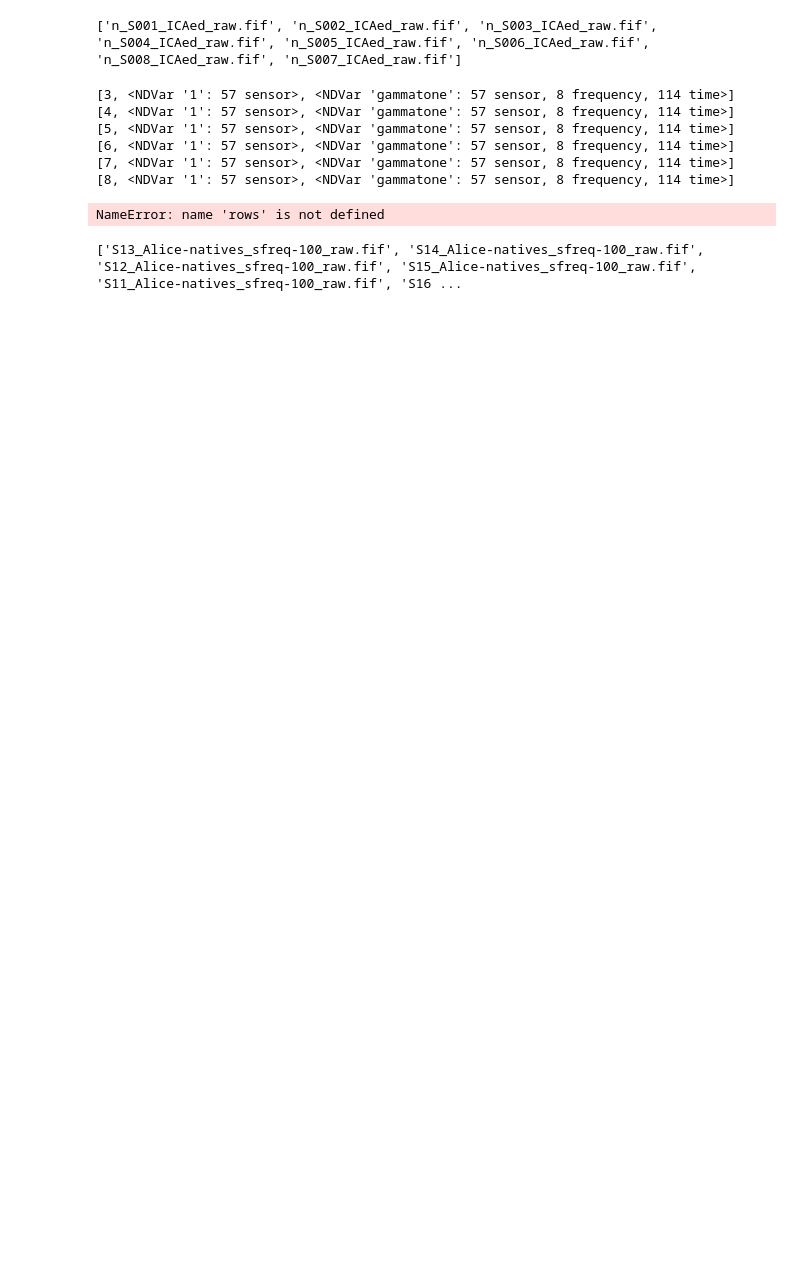
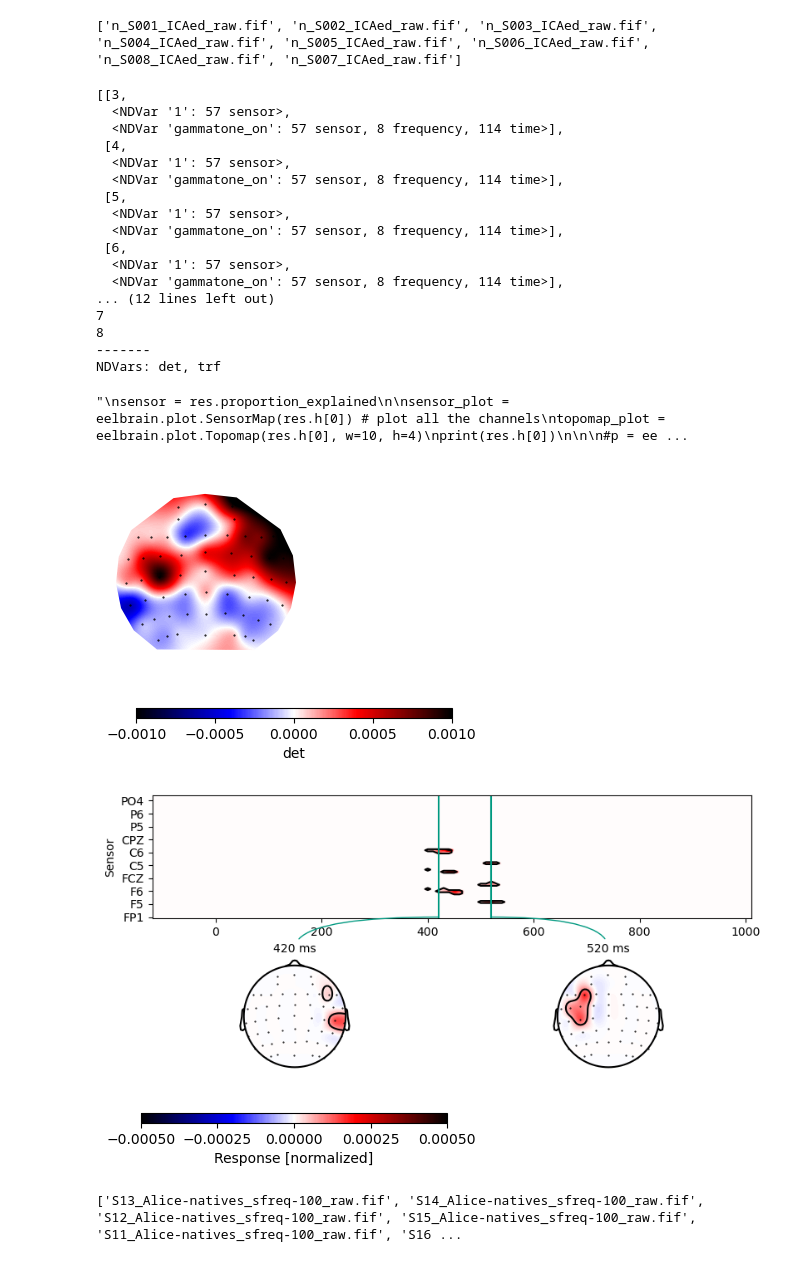
Before and after one commit to DHCLAIRE/ICN_related, a Jupyter notebook: Thesis/Alice_ESLs_analysis.ipynb, the cells around one changed output. Cells and saved outputs as stored; diff of their text form; code cells hidden in the pictures; blank space fills up the shorter version.

```diff
--- a/Thesis/Alice_ESLs_analysis.ipynb
+++ b/Thesis/Alice_ESLs_analysis.ipynb
@@ -40,44 +41,77 @@ SUBJECTS = ['1', '2', '3', '4', '5', '6', '7']
 rows = []
 for subject in SUBJECTS:
     trf = eelbrain.load.unpickle('Subj%s_TRFs_envelop_w_on.pickle'%(subject))
     rows.append([subject, trf.proportion_explained, trf.h[0].abs()])
     pass
 data_env = eelbrain.Dataset.from_caselist(['subject', 'det', 'trf'], rows)
 """
 subj_sLIST = [3, 4, 5, 6, 7, 8]
 rowsLIST = []
+
+# res.h[0] >> <NDVar 'gammatone': 57 sensor, 8 frequency, 114 time>
+
 for subj in  subj_sLIST:
     res = eelbrain.load.unpickle(TRF_DIR / Path('S%.3d/S%.3d acoustic.pickle'%(subj, subj)))
-    row = [subj, res.proportion_explained, res.h[0]]
-    row
-    print(row)
-data_env = eelbrain.Dataset.from_caselist(['subject', 'det', 'trf'], rows)
+    rowsLIST.append([subj, res.proportion_explained, res.h[1]])#.abs()])
+data_env = eelbrain.Dataset.from_caselist(['subject', 'det', 'trf'], rowsLIST)
+pprint(rowsLIST)
 print(data_env)
+
+
+#test that model predictive power on held-out data is > 0
+test_envelope = eelbrain.testnd.TTestOneSample('det', ds=data_env, tail=1, pmin=0.1)
+p = eelbrain.plot.Topomap(test_envelope)
+cb = p.plot_colorbar(width=0.1)
+
+
+# ## Envelope TRF
+# Test the TRF with a one-sample *t*-test against 0. This tests the null-hypothesis that the electrical current direction at each time point was random across subjects. The systematic current directions shown below at anterior electrodes are typical of auditory responses.
+
+trf_envelope = eelbrain.testnd.TTestOneSample('trf', ds=data_env, pmin=0.1)
+
+p = eelbrain.plot.TopoArray(trf_envelope,t=[0.42, 0.52], clip='circle', cmap='xpolar', h=4, w = 8) #, t=[0.08, 0.16, 0.22, 0.45]
+cb = p.plot_colorbar(width=0.1)
+
 
 """
 sensor = res.proportion_explained
 
 sensor_plot = eelbrain.plot.SensorMap(res.h[0]) # plot all the channels
 topomap_plot = eelbrain.plot.Topomap(res.h[0], w=10, h=4)
 print(res.h[0])
 
 
 #p = eelbrain.plot.Topomap(res.h[0]('sensor',)) #,sensors=sensor, w=6, h=5)
 
 #print(type(res.h[0]))
 #timeINT = res.h[0].shape[2]
 #print(type(time))
 #p = eelbrain.plot.TopoButterfly(res[0], w=10, h=4)
 #p.set_time(.180)
 """
 # %% [output]
-[3, <NDVar '1': 57 sensor>, <NDVar 'gammatone': 57 sensor, 8 frequency, 114 time>]
-[4, <NDVar '1': 57 sensor>, <NDVar 'gammatone': 57 sensor, 8 frequency, 114 time>]
-[5, <NDVar '1': 57 sensor>, <NDVar 'gammatone': 57 sensor, 8 frequency, 114 time>]
-[6, <NDVar '1': 57 sensor>, <NDVar 'gammatone': 57 sensor, 8 frequency, 114 time>]
-[7, <NDVar '1': 57 sensor>, <NDVar 'gammatone': 57 sensor, 8 frequency, 114 time>]
-[8, <NDVar '1': 57 sensor>, <NDVar 'gammatone': 57 sensor, 8 frequency, 114 time>]
+[[3,
+  <NDVar '1': 57 sensor>,
+  <NDVar 'gammatone_on': 57 sensor, 8 frequency, 114 time>],
+ [4,
+  <NDVar '1': 57 sensor>,
+  <NDVar 'gammatone_on': 57 sensor, 8 frequency, 114 time>],
+ [5,
+  <NDVar '1': 57 sensor>,
+  <NDVar 'gammatone_on': 57 sensor, 8 frequency, 114 time>],
+ [6,
+  <NDVar '1': 57 sensor>,
+  <NDVar 'gammatone_on': 57 sensor, 8 frequency, 114 time>],
+... (12 lines left out)
+7
+8
+-------
+NDVars: det, trf
-NameError: name 'rows' is not defined
+"\nsensor = res.proportion_explained\n\nsensor_plot = eelbrain.plot.SensorMap(res.h[0]) # plot all the channels\ntopomap_plot = eelbrain.plot.Topomap(res.h[0], w=10, h=4)\nprint(res.h[0])\n\n\n#p = ee ...
+[figure, added]
+[figure, added]
+[figure, added]
+[figure, added]
 # %%
 ## NATIVES ##
 
```
Also changed, not shown: parts of 4 cells of this notebook.
